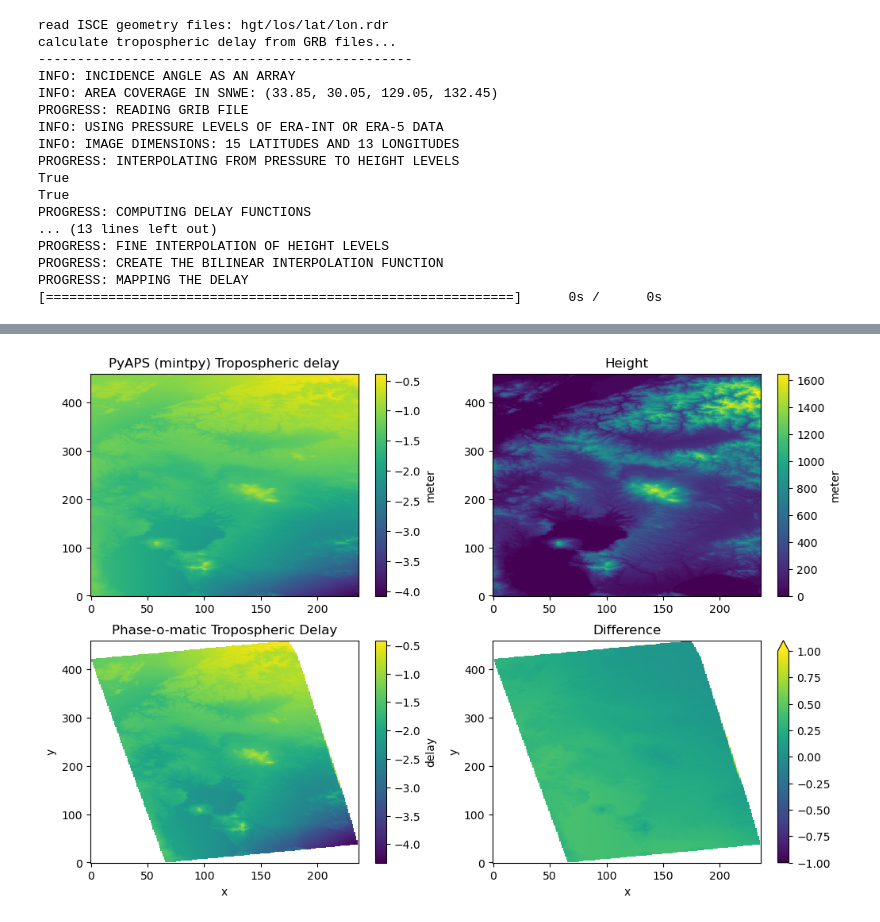
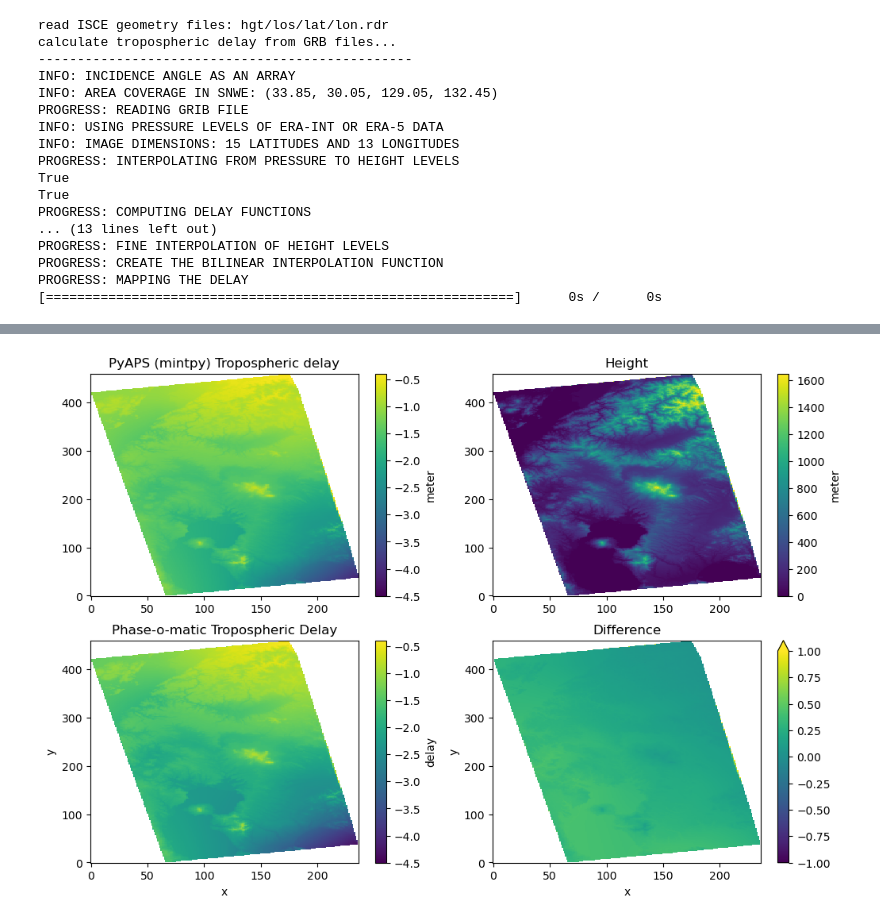
Before and after one commit to ZachHoppinen/phase-o-matic, a Jupyter notebook: notebooks/compare_to_pyaps.ipynb, the cells around one changed output, grey strips where cells are left out. Saved outputs shown, nothing was run; the diff lists cells and outputs as text; code cells hidden in the pictures.

Commit message:
better visualization of differenceto pyap3

```diff
--- a/notebooks/compare_to_pyaps.ipynb
+++ b/notebooks/compare_to_pyaps.ipynb
@@ -91,11 +91,11 @@ era = xr.concat(eras, dim = 'time')
 fig, axes = plt.subplots(2, 2, figsize = (12, 8))
 
 titles = ['PyAPS (mintpy) Tropospheric delay', 'Height']
-for ax, data, title in zip(axes[0, :], [phs, dem_pa], titles):
+for ax, data, title in zip(axes[0, :], [pyaps_phase.data, dem_ds.dem.data], titles):
     if title == 'Height':
         im = ax.imshow(data, interpolation='nearest', vmin = 0, vmax = 1650, aspect="auto")
     else:
-        im = ax.imshow(data, interpolation='nearest', aspect="auto")
+        im = ax.imshow(data, interpolation='nearest', aspect="auto", vmin = -4.5, vmax = -0.4)
     # axis format
     ax.invert_yaxis()
     ax.set_title(title)
@@ -103,7 +103,7 @@ for ax, data, title in zip(axes[0, :], [phs, dem_pa], titles):
     cbar.set_label('meter')
 
 phaseo = (era.isel(time = 1) - era.isel(time = 0))
-phaseo.plot(ax = axes[1, 0])
+phaseo.plot(ax = axes[1, 0], vmin = -4.5, vmax = -0.4)
 (pyaps_phase - phaseo).plot(ax = axes[1, 1], vmax = 1, vmin = -1)
 axes[1,0].set_title('Phase-o-matic Tropospheric Delay')
 axes[1,1].set_title('Difference')
@@ -140 +140 @@ PROGRESS: MAPPING THE DELAY
-[figure, old version]
+[figure, new version]
```
Also changed, not shown: parts of 1 cell of this notebook, 1 other file.
